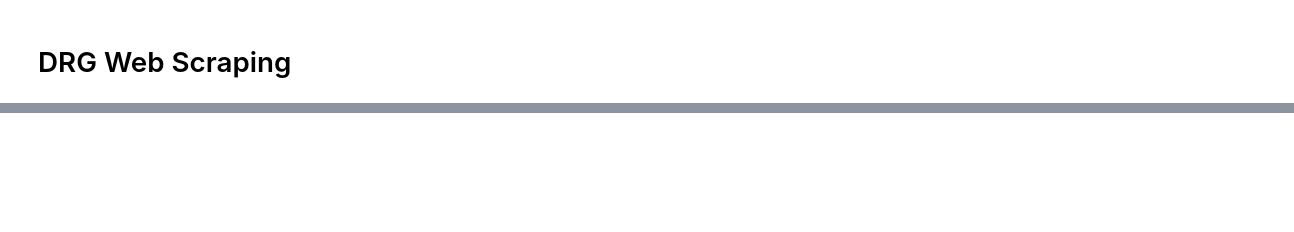
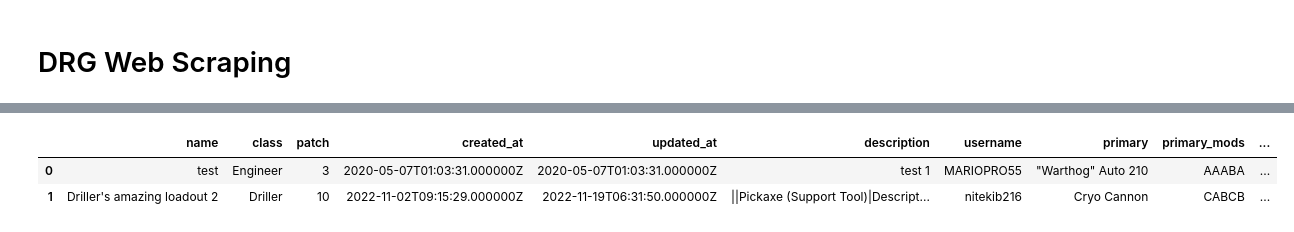
Before and after one commit to ljvmiranda921/scratch, a Jupyter notebook: 2022-11-19-drg/2022-11-19-drg-web-scraping.ipynb, the cells around one changed output, grey strips where cells are left out. Cells and saved outputs as stored; diff of their text form; code cells hidden in the pictures; blank space fills up the shorter version.

```diff
--- a/2022-11-19-drg/2022-11-19-drg-web-scraping.ipynb
+++ b/2022-11-19-drg/2022-11-19-drg-web-scraping.ipynb
@@ -35,8 +35,3 @@ def get_loadout_links(output_dir: Path, page_num: int = 950, verbose: bool = Fal
         msg.good(f"Individual loadout links saved to {output_path}")
 
     return links
-# %%
-url = "https://karl.gg/browse?sort=updated_at&direction=desc&page=1000"
-response = requests.get(url)
-# %%
-x = get_loadout_links(Path.cwd() / "dump", , verbose=True)
@@ -49,0 +126,11 @@ Checking page 3...
+# %%
+links = ["https://karl.gg/preview/2", "https://karl.gg/preview/16937"]
+loadouts = []
+for link in links:
+    loadouts.append(get_loadout(link))
+# %%
+pd.DataFrame(loadouts)
+# %% [output]
+|  | name | class | patch | created_at | updated_at | description | username | primary | primary_mods | ... |
+| 0 | test | Engineer | 3 | 2020-05-07T01:03:31.000000Z | 2020-05-07T01:03:31.000000Z | test 1 | MARIOPRO55 | "Warthog" Auto 210 | AAABA | ... |
+| 1 | Driller's amazing loadout 2 | Driller | 10 | 2022-11-02T09:15:29.000000Z | 2022-11-19T06:31:50.000000Z | ||Pickaxe (Support Tool)|Descript... | nitekib216 | Cryo Cannon | CABCB | ... |
```
Also changed, not shown: parts of 12 cells of this notebook.
